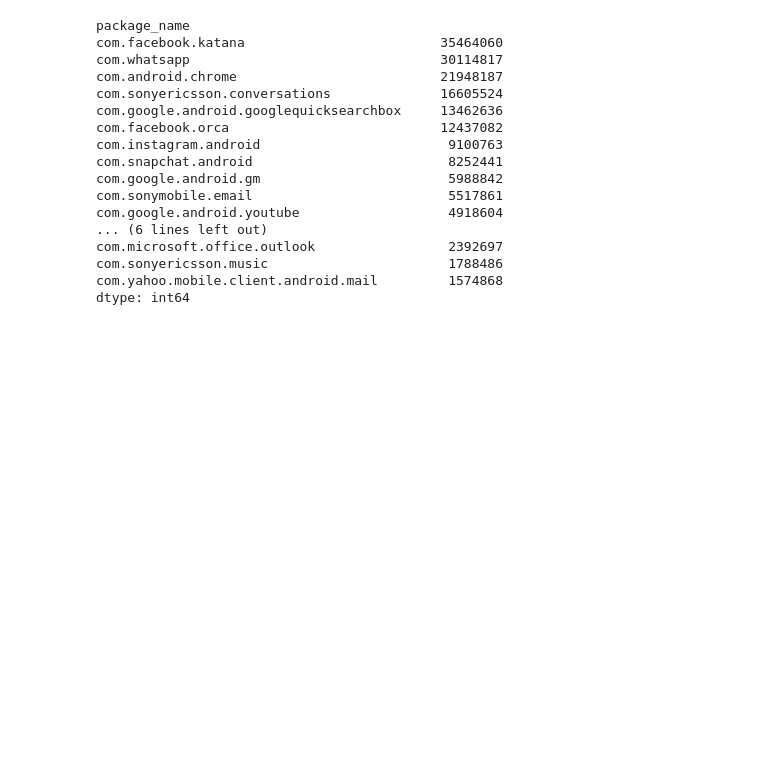
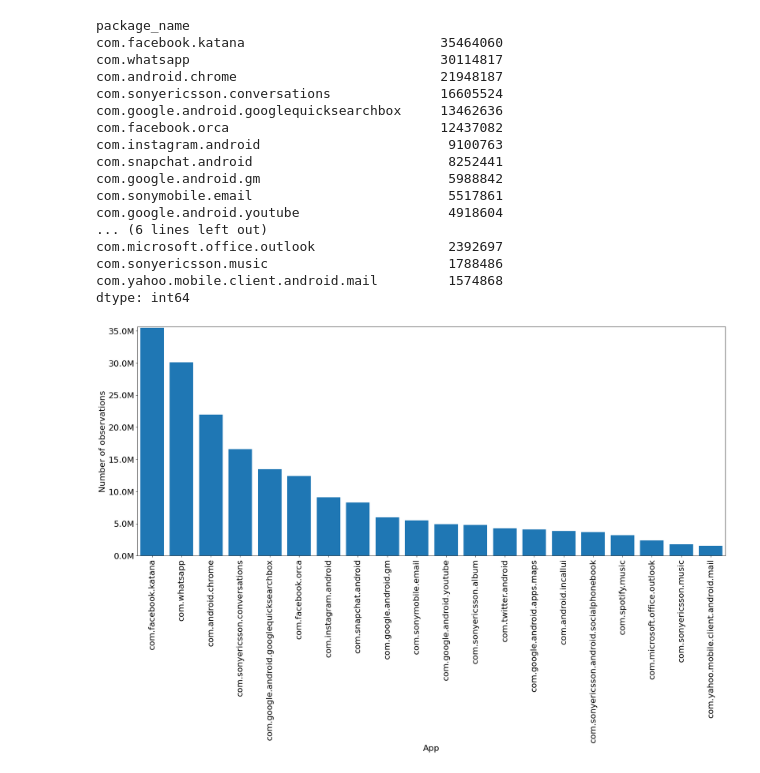
Before and after one commit to ClaraAndersen/motifs_and_competition_in_app_usage, a Jupyter notebook: Basic_statistics_for_data_set.ipynb, the cells around one changed output. Drawn from its saved outputs; the diff is of its cells as text; code cells hidden in the pictures; blank space fills up the shorter version.

```diff
--- a/Basic_statistics_for_data_set.ipynb
+++ b/Basic_statistics_for_data_set.ipynb
@@ -41,3 +50,22 @@ com.microsoft.office.outlook                 2392697
 com.sonyericsson.music                       1788486
 com.yahoo.mobile.client.android.mail         1574868
 dtype: int64
+# %%
+top20_apps=data.groupby('package_name').size().sort_values(ascending=False).head(20)
+def millions(x, pos):
+    return '{:1.1f}M'.format(x*1e-6)
+fig, ax = plt.subplots(figsize=(25, 10), dpi=80)
+ax.yaxis.set_major_formatter(millions)
+ax.bar(top20_apps.index, top20_apps)
+ax.tick_params(axis='x', rotation=90,labelsize=20)
+ax.tick_params(axis='y',labelsize=20)
+ax.set_xlabel('App',fontsize=20)
+ax.set_ylabel('Number of observations',fontsize=20)
+plt.margins(0.005)
+plt.savefig("top20_overall_most_popular_apps.pdf",
+               bbox_inches='tight',
+               transparent=True,
+               pad_inches=0)
+plt.show()
+# %% [output]
+[figure, added]
```
Also changed, not shown: parts of 3 cells of this notebook, 2 other files.
